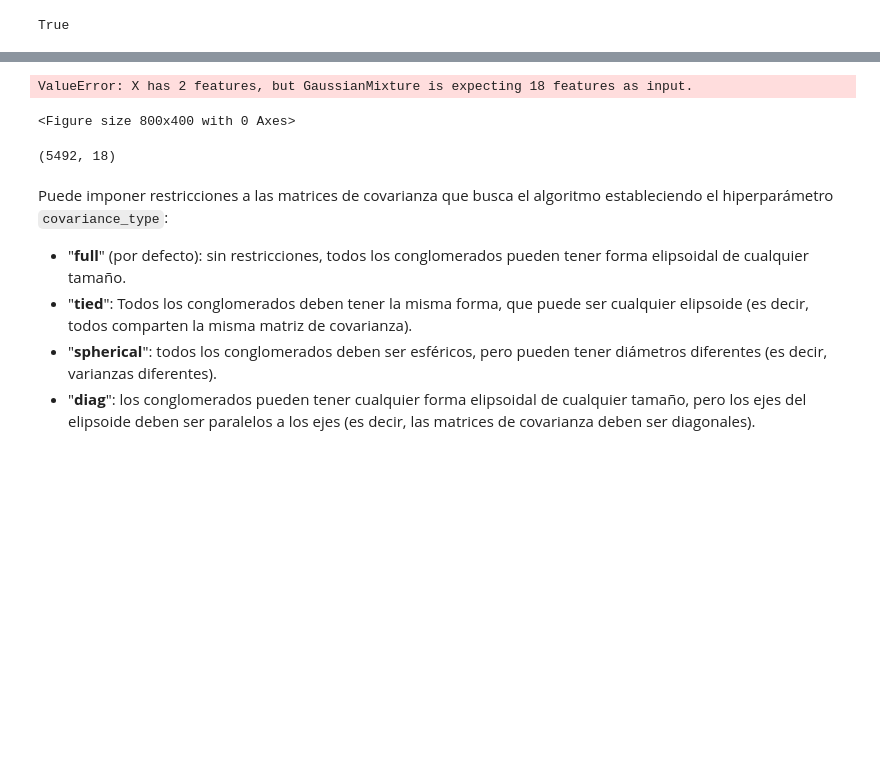
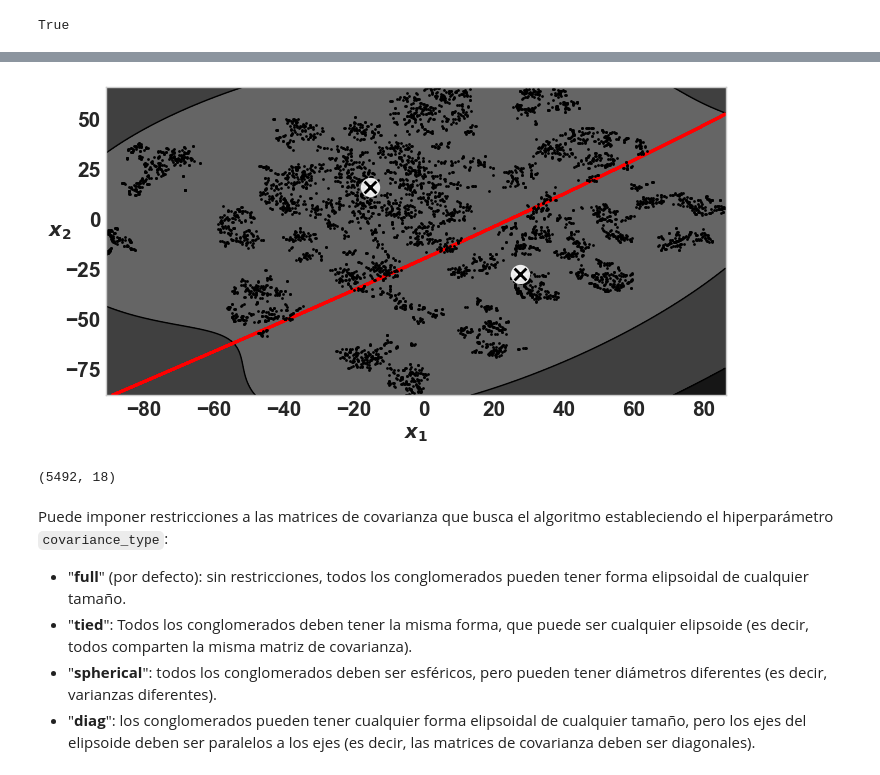
Before and after one commit to RobinGoldwing/golden-ML-CardFraud, a Jupyter notebook: CreditCard-NoSupervisado-Ruben.ipynb, the cells around one changed output, grey strips where cells are left out. Saved outputs shown, nothing was run; the diff lists cells and outputs as text; code cells hidden in the pictures; blank space fills up the shorter version.

```diff
--- a/CreditCard-NoSupervisado-Ruben.ipynb
+++ b/CreditCard-NoSupervisado-Ruben.ipynb
@@ -1020,11 +987,10 @@ def plot_gaussian_mixture(clusterer, X, resolution=1000, show_ylabels=True):
         plt.tick_params(labelleft=False)
 # %%
 plt.figure(figsize=(8, 4))
-plot_gaussian_mixture(gm, X_reduced)
+plot_gaussian_mixture(gm, X_tsne)
 plt.show()
 # %% [output]
-ValueError: X has 2 features, but GaussianMixture is expecting 18 features as input.
-<Figure size 800x400 with 0 Axes>
+[figure, added]
 # %%
 X_reduced.shape
 # %% [output]
```
Also changed, not shown: parts of 26 cells of this notebook.
